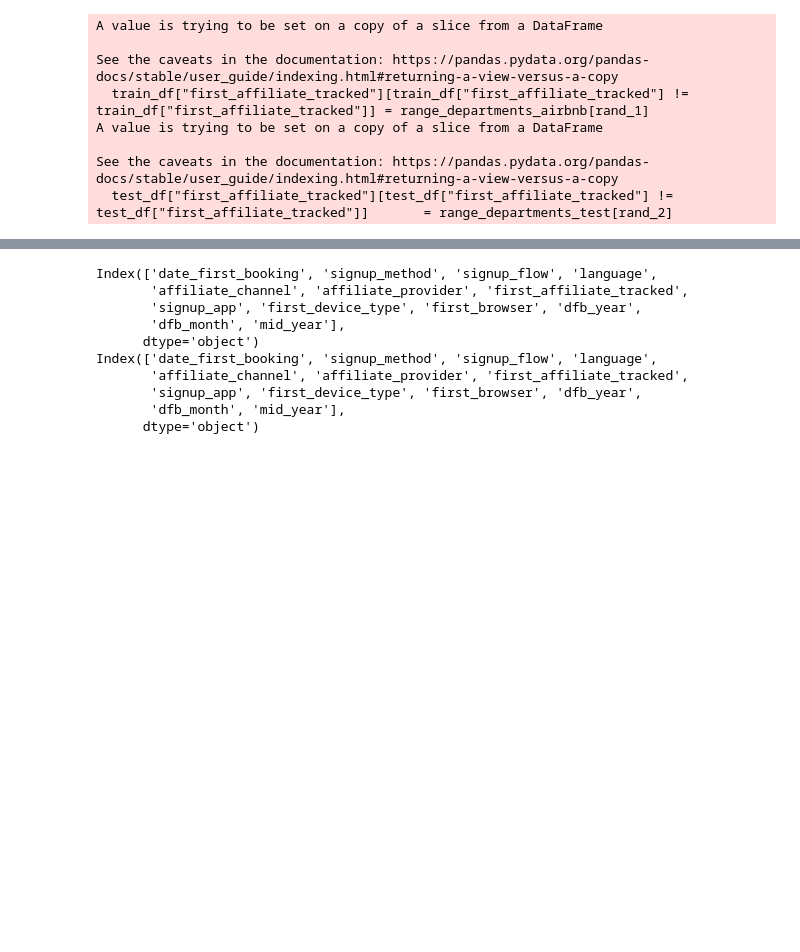
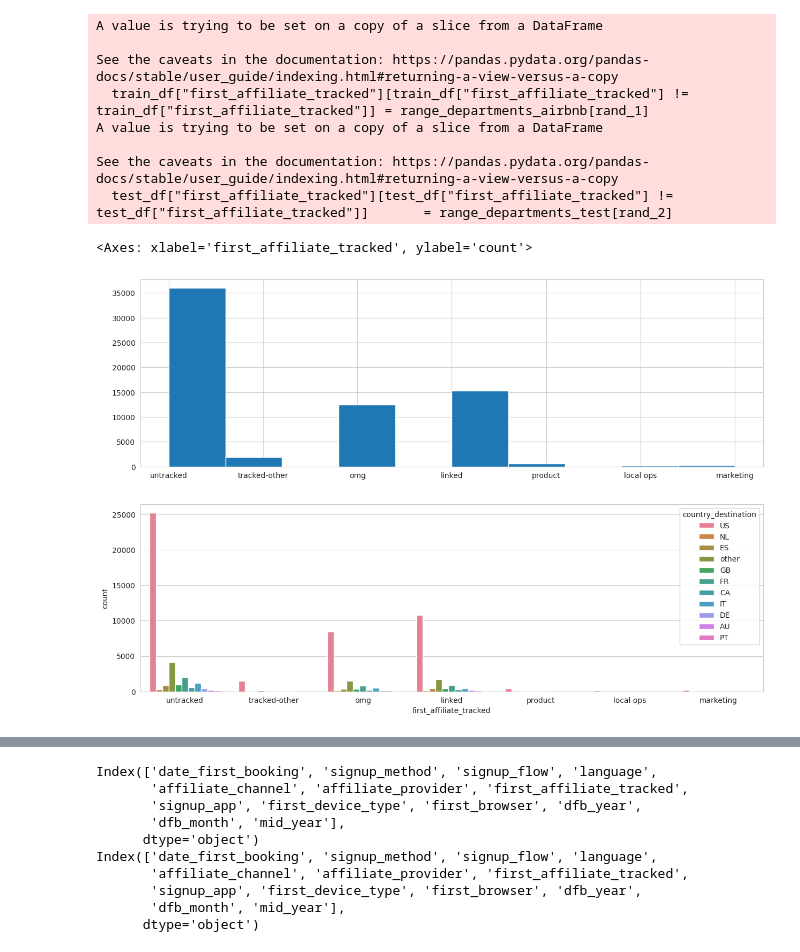
Before and after one commit to shrijan19/Analytics, a Jupyter notebook: kc-bookings/src/app/backend/apps/predict_booking/data_science/analysis.ipynb, the cells around one changed output, grey strips where cells are left out. Saved outputs shown, nothing was run; the diff lists cells and outputs as text; code cells hidden in the pictures; blank space fills up the shorter version.

```diff
--- a/kc-bookings/src/app/backend/apps/predict_booking/data_science/analysis.ipynb
+++ b/kc-bookings/src/app/backend/apps/predict_booking/data_science/analysis.ipynb
@@ -244,3 +244,10 @@ A value is trying to be set on a copy of a slice from a DataFrame
 
 See the caveats in the documentation: https://pandas.pydata.org/pandas-docs/stable/user_guide/indexing.html#returning-a-view-versus-a-copy
   test_df["first_affiliate_tracked"][test_df["first_affiliate_tracked"] != test_df["first_affiliate_tracked"]]       = range_departments_test[rand_2]
+# %%
+fig, (axis1, axis2) = plt.subplots(2,1,figsize=(15,10))
+train_df['first_affiliate_tracked'][train_df['country_destination'] != 'NDF'].hist(ax=axis1)
+sns.countplot(x="first_affiliate_tracked",hue="country_destination", data=train_df[train_df['country_destination'] != 'NDF'], palette="husl", ax=axis2)
+# %% [output]
+<Axes: xlabel='first_affiliate_tracked', ylabel='count'>
+[figure, added]
```
Also changed, not shown: parts of 10 cells of this notebook, 5 other files.
